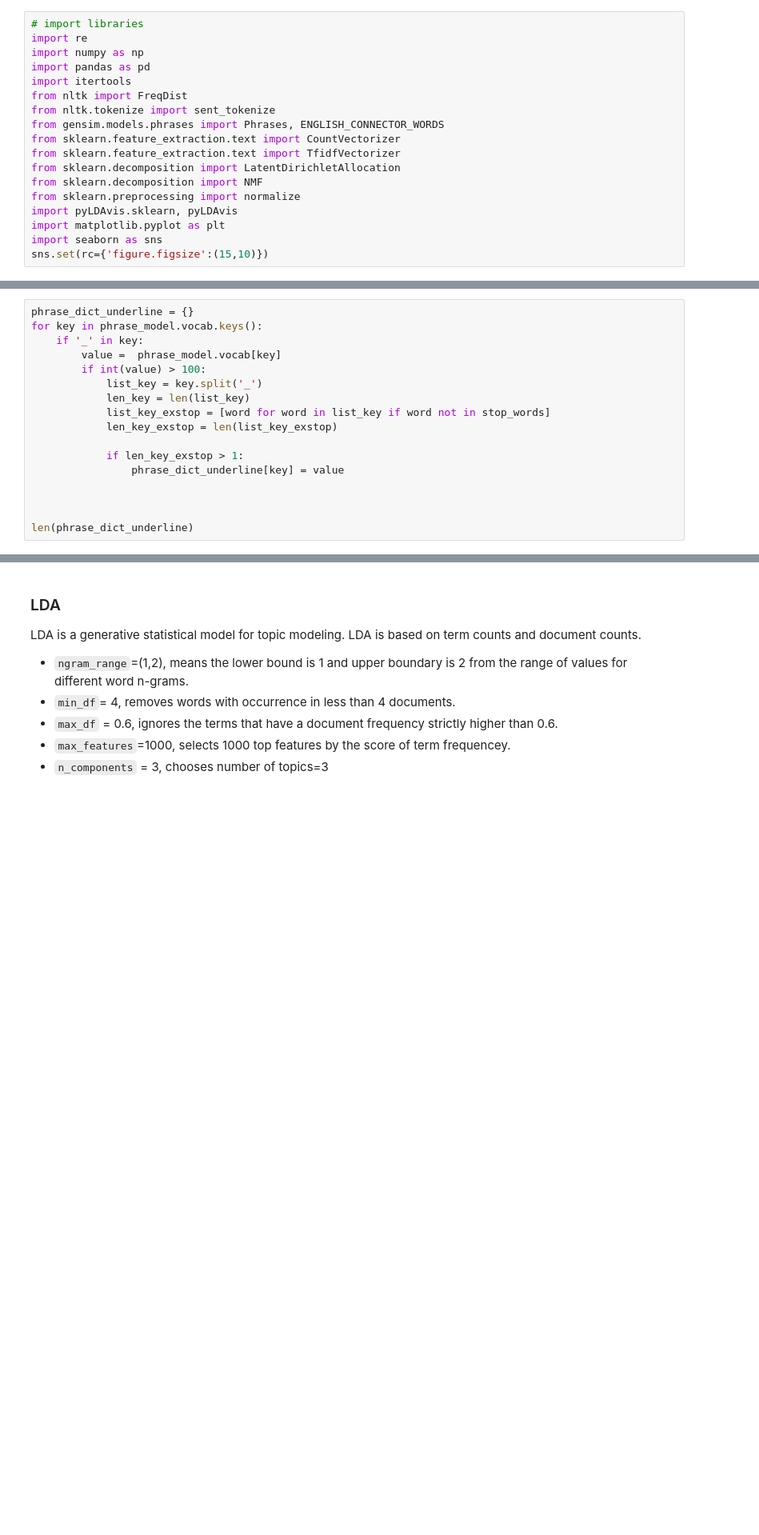
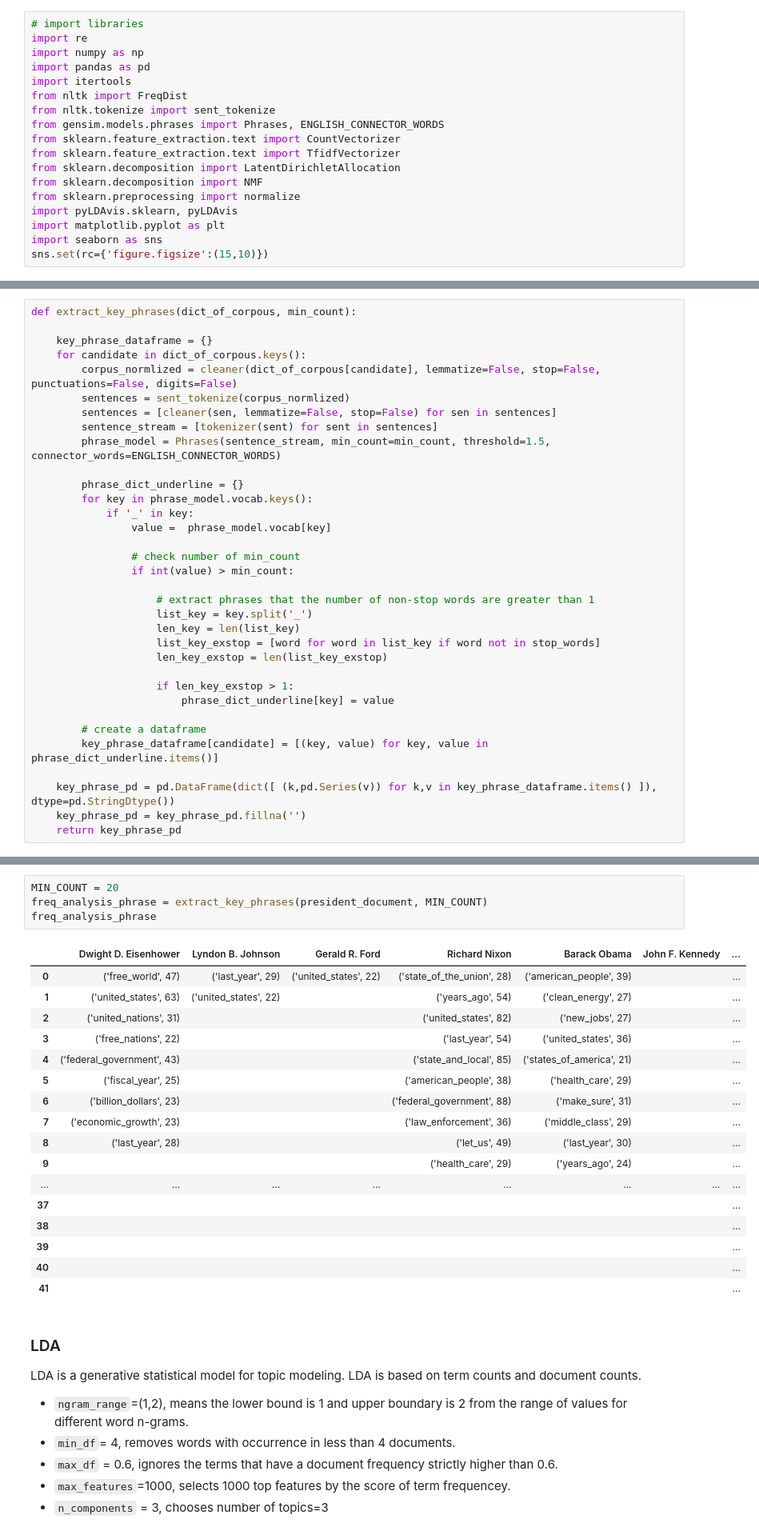
Before and after one commit to kargaranamir/NLP-Analysis-of-Presidential-Speeches, a Jupyter notebook: SOTU.ipynb, the cells around one changed output, grey strips where cells are left out. Shown at 80% size. Saved outputs shown, nothing was run; the diff lists cells and outputs as text; blank space fills up the shorter version.

```diff
--- a/SOTU.ipynb
+++ b/SOTU.ipynb
@@ -190,17 +384,34 @@ print(phrase_model['thank', 'you', 'state', 'of' , 'the', 'union', 'vice', 'pres
 # %%
-phrase_dict_underline = {}
-for key in phrase_model.vocab.keys():
-    if '_' in key:
-        value =  phrase_model.vocab[key]
-        if int(value) > 100:
-            list_key = key.split('_')
-            len_key = len(list_key)
-            list_key_exstop = [word for word in list_key if word not in stop_words]
-            len_key_exstop = len(list_key_exstop)
+def extract_key_phrases(dict_of_corpous, min_count):
 
-            if len_key_exstop > 1:
-                phrase_dict_underline[key] = value
+    key_phrase_dataframe = {}
+    for candidate in dict_of_corpous.keys():
+        corpus_normlized = cleaner(dict_of_corpous[candidate], lemmatize=False, stop=False, punctuations=False, digits=False)
+        sentences = sent_tokenize(corpus_normlized)
+        sentences = [cleaner(sen, lemmatize=False, stop=False) for sen in sentences]
+        sentence_stream = [tokenizer(sent) for sent in sentences]
+        phrase_model = Phrases(sentence_stream, min_count=min_count, threshold=1.5, connector_words=ENGLISH_CONNECTOR_WORDS)
 
+        phrase_dict_underline = {}
+        for key in phrase_model.vocab.keys():
+            if '_' in key:
+                value =  phrase_model.vocab[key]
 
+                # check number of min_count
+                if int(value) > min_count:
 
-len(phrase_dict_underline)
+                    # extract phrases that the number of non-stop words are greater than 1
+                    list_key = key.split('_')
+                    len_key = len(list_key)
+                    list_key_exstop = [word for word in list_key if word not in stop_words]
+                    len_key_exstop = len(list_key_exstop)
+
+                    if len_key_exstop > 1:
+                        phrase_dict_underline[key] = value
+
+        # create a dataframe
+        key_phrase_dataframe[candidate] = [(key, value) for key, value in phrase_dict_underline.items()]
+
+    key_phrase_pd = pd.DataFrame(dict([ (k,pd.Series(v)) for k,v in key_phrase_dataframe.items() ]), dtype=pd.StringDtype())
+    key_phrase_pd = key_phrase_pd.fillna('')
+    return key_phrase_pd
@@ -229,3 +418,25 @@ phrase_dict_underline
+# %%
+MIN_COUNT = 20
+freq_analysis_phrase = extract_key_phrases(president_document, MIN_COUNT)
+freq_analysis_phrase
+# %% [output]
+|  | Dwight D. Eisenhower | Lyndon B. Johnson | Gerald R. Ford | Richard Nixon | Barack Obama | John F. Kennedy | ... |
+| 0 | ('free_world', 47) | ('last_year', 29) | ('united_states', 22) | ('state_of_the_union', 28) | ('american_people', 39) |  | ... |
+| 1 | ('united_states', 63) | ('united_states', 22) |  | ('years_ago', 54) | ('clean_energy', 27) |  | ... |
+| 2 | ('united_nations', 31) |  |  | ('united_states', 82) | ('new_jobs', 27) |  | ... |
+| 3 | ('free_nations', 22) |  |  | ('last_year', 54) | ('united_states', 36) |  | ... |
+| 4 | ('federal_government', 43) |  |  | ('state_and_local', 85) | ('states_of_america', 21) |  | ... |
+| 5 | ('fiscal_year', 25) |  |  | ('american_people', 38) | ('health_care', 29) |  | ... |
+| 6 | ('billion_dollars', 23) |  |  | ('federal_government', 88) | ('make_sure', 31) |  | ... |
+| 7 | ('economic_growth', 23) |  |  | ('law_enforcement', 36) | ('middle_class', 29) |  | ... |
+| 8 | ('last_year', 28) |  |  | ('let_us', 49) | ('last_year', 30) |  | ... |
+| 9 |  |  |  | ('health_care', 29) | ('years_ago', 24) |  | ... |
+| ... | ... | ... | ... | ... | ... | ... | ... |
+| 37 |  |  |  |  |  |  | ... |
+| 38 |  |  |  |  |  |  | ... |
+| 39 |  |  |  |  |  |  | ... |
+| 40 |  |  |  |  |  |  | ... |
+| 41 |  |  |  |  |  |  | ... |
 # %% [markdown]
 ### LDA
 LDA is a generative statistical model for topic modeling. LDA is based on term counts and document counts.
```
Also changed, not shown: parts of 55 cells of this notebook.
